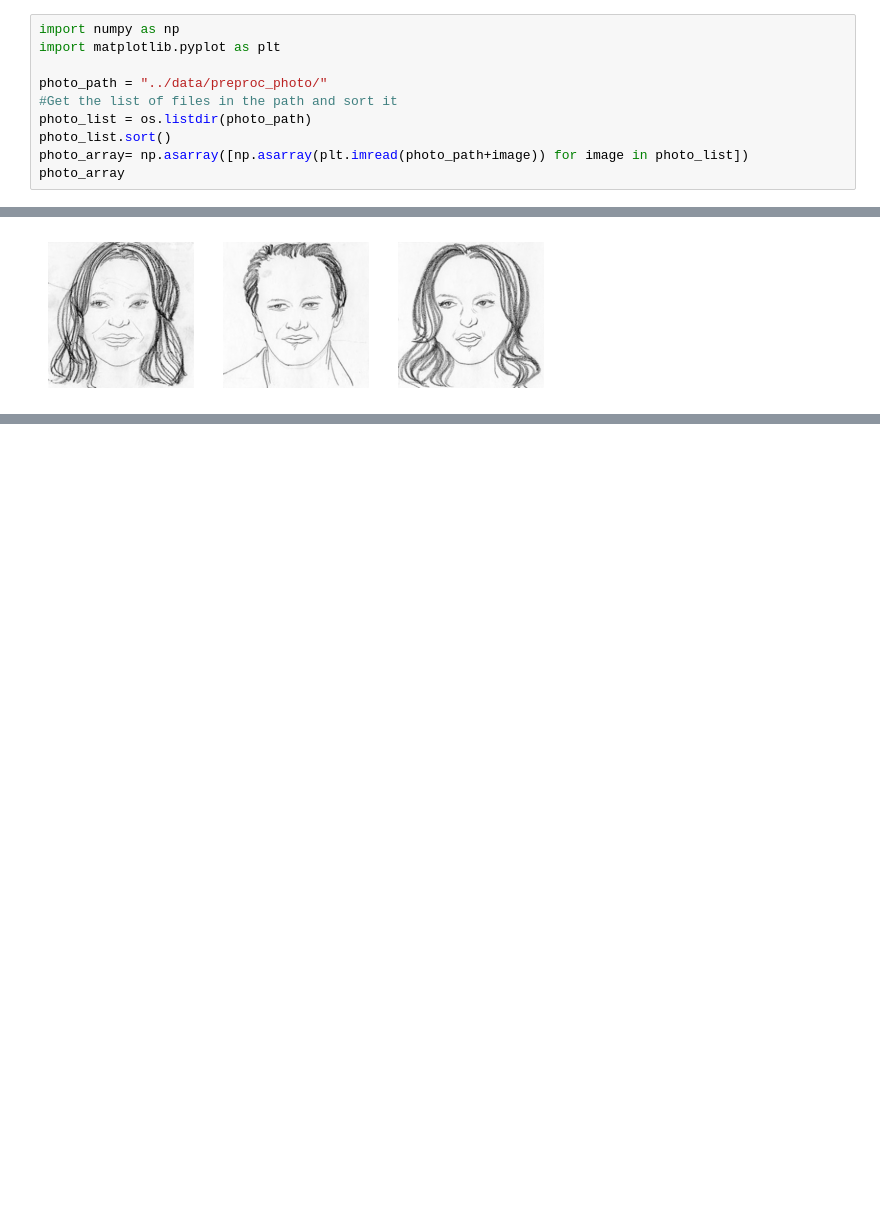
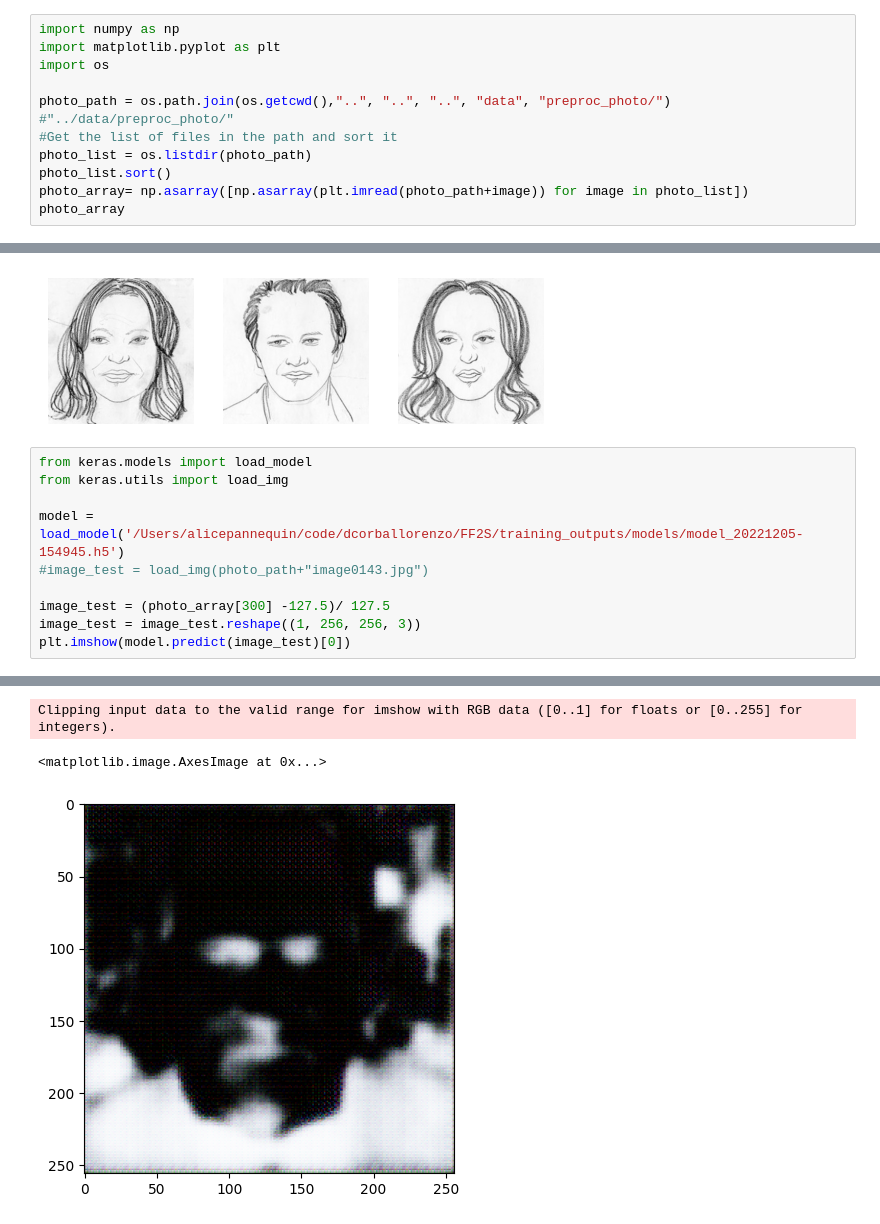
Before and after one commit to dcorballorenzo/FF2S, a Jupyter notebook: notebooks/Alice2.ipynb, the cells around one changed output, grey strips where cells are left out. Drawn from its saved outputs; the diff is of its cells as text; blank space fills up the shorter version.

```diff
--- a/notebooks/Alice2.ipynb
+++ b/notebooks/Alice2.ipynb
@@ -355,8 +355,10 @@ NameError: name 'photo_array' is not defined
 # %%
 import numpy as np
 import matplotlib.pyplot as plt
+import os
 
-photo_path = "../data/preproc_photo/"
+photo_path = os.path.join(os.getcwd(),"..", "..", "..", "data", "preproc_photo/")
+#"../data/preproc_photo/"
 #Get the list of files in the path and sort it
 photo_list = os.listdir(photo_path)
 photo_list.sort()
@@ -439,3 +441,14 @@ for i in range(n_samples):
     pyplot.imshow(sketch_array[i].astype('uint8'))
 # %% [output]
 [figure]
+# %%
+from keras.models import load_model
+from keras.utils import load_img
+
+model = load_model('/Users/alicepannequin/code/dcorballorenzo/FF2S/training_outputs/models/model_20221205-154945.h5')
+#image_test = load_img(photo_path+"image0143.jpg")
+
+image_test = (photo_array[300] -127.5)/ 127.5
+image_test = image_test.reshape((1, 256, 256, 3))
+plt.imshow(model.predict(image_test)[0])
+# %% [output]
@@ -441,0 +458,3 @@ for i in range(n_samples):
+Clipping input data to the valid range for imshow with RGB data ([0..1] for floats or [0..255] for integers).
+<matplotlib.image.AxesImage at 0x...>
+[figure, added]
```
Also changed, not shown: parts of 2 cells of this notebook, 7 other files.
